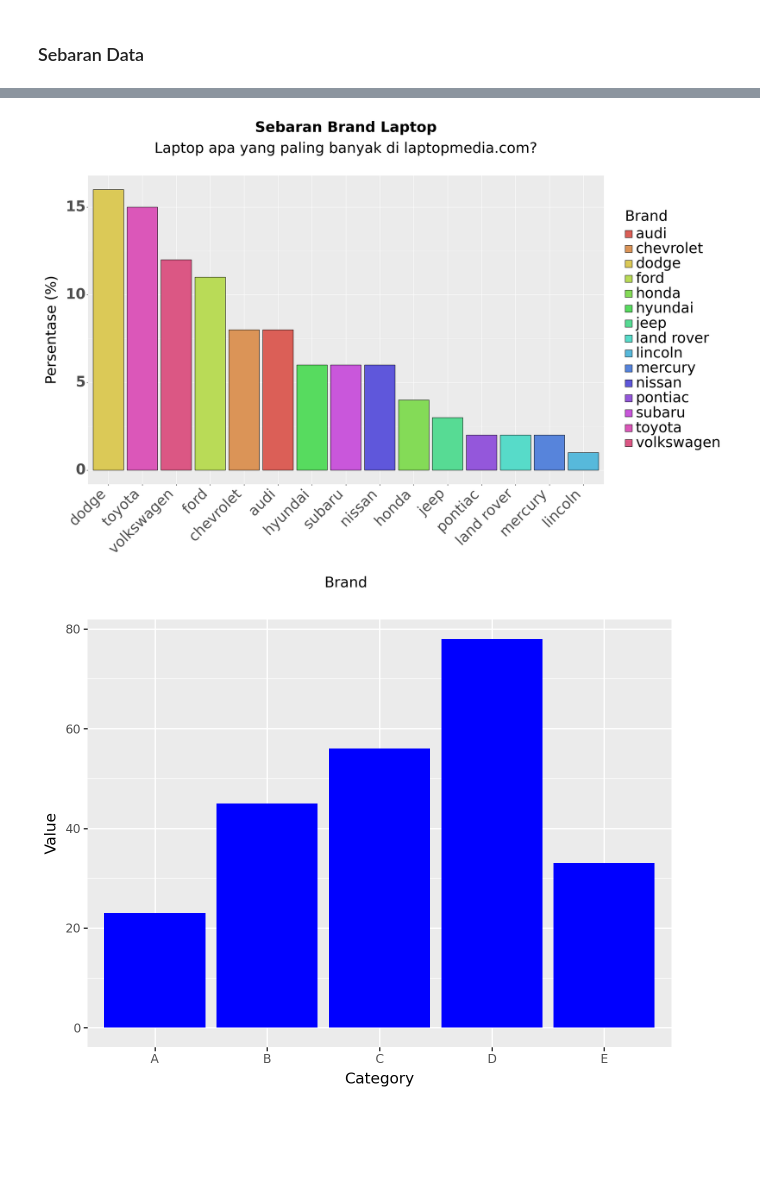
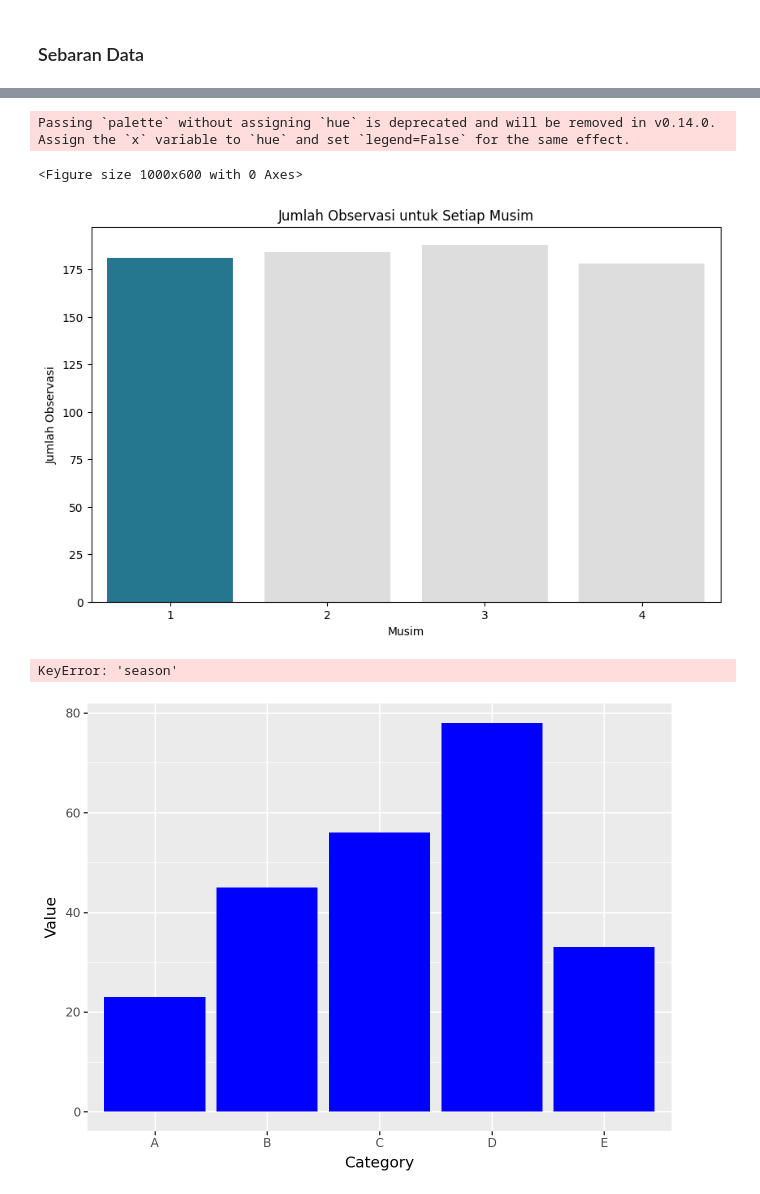
Before and after one commit to Zen-Rofiqy/Bangkit-2024, a Jupyter notebook: 04 Analisis Data dng Py/@Proyek-akhir/MyDashBoard.ipynb, the cells around one changed output, grey strips where cells are left out. Drawn from its saved outputs; the diff is of its cells as text; code cells hidden in the pictures; blank space fills up the shorter version.

```diff
--- a/04 Analisis Data dng Py/@Proyek-akhir/MyDashBoard.ipynb
+++ b/04 Analisis Data dng Py/@Proyek-akhir/MyDashBoard.ipynb
@@ -225,36 +247,47 @@ Berbeda dengan `day_df` distribusi jumlah total sepeda yang diswewa (`cnt`) tern
+# %%
+# Buat plot
+plt.figure(figsize=(10, 6))
+
+# Menghitung jumlah observasi untuk setiap musim
+season_counts = day_df['season'].value_counts().reset_index()
+season_counts.columns = ['season', 'count']
+
+# Mencari nilai terbesar
+max_count = season_counts['count'].max()
+
+# Membuat barplot
+plt.figure(figsize=(10, 6))
+bars = sns.barplot(x='season', y='count', data=season_counts, palette=['#dddddd' if s != max_season else '#1380A1' for s in season_counts['season']])
+
+plt.xlabel('Musim')
+plt.ylabel('Jumlah Observasi')
+plt.title('Jumlah Observasi untuk Setiap Musim')
+plt.show()
+# %% [output]
+Passing `palette` without assigning `hue` is deprecated and will be removed in v0.14.0. Assign the `x` variable to `hue` and set `legend=False` for the same effect.
+<Figure size 1000x600 with 0 Axes>
+[figure, added]
 # %%
 from plotnine import ggplot, aes, geom_bar, labs, theme, element_text
-import pandas as pd
-from plotnine.data import mpg
 
-# Data
-data = mpg
-data['Brand'] = data['manufacturer']
+# Menghitung jumlah observasi untuk setiap musim
+gg_data = data.groupby('season').size().reset_index(name='count')
 
-# Menghitung jumlah laptop brand x
-gg_data = data.groupby('Brand').size().reset_index(name='n')
-gg_data['perc'] = round(gg_data['n'] / gg_data['n'].sum() * 100)
-
-# Buat plot
+# Buat plot menggunakan ggplot
 chart = (
-    ggplot(data=gg_data,
-           mapping=aes(x='reorder(Brand, -n)', y='perc', fill='Brand')) +
-    geom_bar(stat='identity', color='black') +
-    labs(x='\nBrand', y='Persentase (%)',
-         title='Sebaran Brand Laptop',
-         subtitle='Laptop apa yang paling banyak di laptopmedia.com?\n') +
+    ggplot(data=gg_data, mapping=aes(x='factor(season)', y='count')) +
+    geom_bar(stat='identity', fill='#1380A1', color='black') +
+    labs(x='\nSeason', y='Count',
+         title='Sebaran Jumlah Observasi untuk Setiap Musim\n') +
     theme(
-        axis_text_x=element_text(angle=45, hjust=1, margin={'b': 10, 't': -20}),
+        axis_text_x=element_text(angle=0, hjust=0.5, margin={'b': 10, 't': 10}),
         axis_text_y=element_text(vjust=0.5, face='bold', margin={'l': 20, 'r': 0}),
         plot_title=element_text(hjust=0.5, face='bold'),
-        text=element_text(size=30),
-        plot_subtitle=element_text(hjust=0.5)
+        text=element_text(size=12)
     )
 )
-
-chart + theme(figure_size=(20, 14))
 # %% [output]
-[figure, removed]
+KeyError: 'season'
 # %%
 from plotnine import ggplot, aes, geom_bar
 import pandas as pd
```
Also changed, not shown: parts of 2 cells of this notebook.
